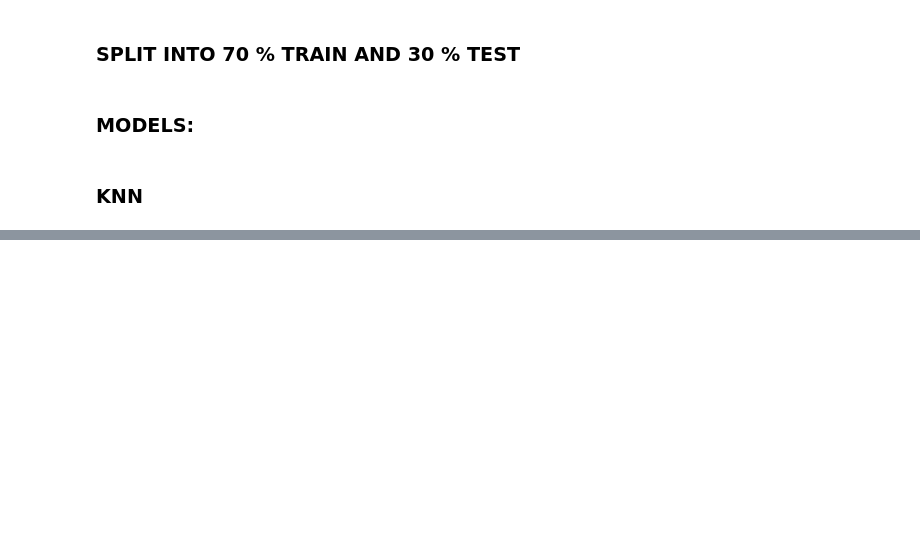
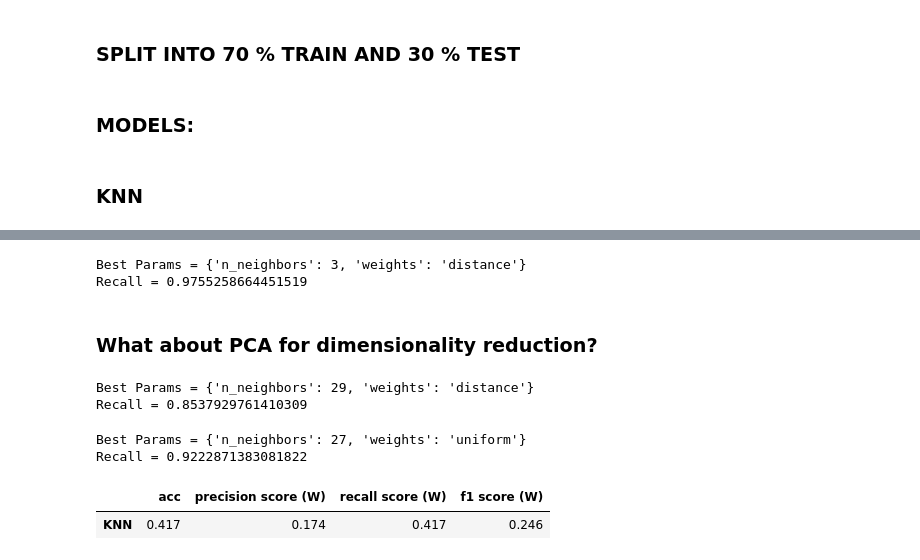
Before and after one commit to jordimunozflorensa/MineriaDatos, a Jupyter notebook: part 2/practica2.ipynb, the cells around one changed output, grey strips where cells are left out. Cells and saved outputs as stored; diff of their text form; code cells hidden in the pictures; blank space fills up the shorter version.

```diff
--- a/part 2/practica2.ipynb
+++ b/part 2/practica2.ipynb
@@ -399,0 +498,24 @@ X_train, X_test, y_train, y_test = train_test_split(X_resampled, y_resampled, ra
+# %%
+cv = StratifiedKFold(n_splits = 10)
+
+params = {
+    "n_neighbors": list(range(1,30,2)),
+    "weights": ("distance", "uniform")
+}
+knc = nb.KNeighborsClassifier()
+clfKNN = GridSearchCV(
+    knc,
+    param_grid = params,
+    cv = cv,
+    n_jobs = -1,
+    scoring='recall'
+)
+clfKNN.fit(X_train_scaled, y_train)
+
+
+print(f"Best Params = {clfKNN.best_params_}\nRecall = {clfKNN.best_score_}")
+# %% [output]
+Best Params = {'n_neighbors': 3, 'weights': 'distance'}
+Recall = 0.9755258664451519
+# %% [markdown]
+### What about PCA for dimensionality reduction?
@@ -400,3 +526,51 @@ X_train, X_test, y_train, y_test = train_test_split(X_resampled, y_resampled, ra
+# %%
+params = {
+    "n_neighbors": list(range(1,30,2)),
+    "weights": ("distance", "uniform")
+}
+knc = nb.KNeighborsClassifier()
+clf = GridSearchCV(
+    knc,
+    param_grid = params,
+    cv = cv,
+    n_jobs = -1,
+    scoring='recall'
+)
+clf.fit(X_pca, y_train)
+
+print(f"Best Params = {clf.best_params_}\nRecall = {clf.best_score_}")
+# %% [output]
+Best Params = {'n_neighbors': 29, 'weights': 'distance'}
+Recall = 0.8537929761410309
+# %%
+# Not very good because does not consider labels in the reduction. Let's try LDA that is similar to PCA
+# but takes into account labels
+lda = LinearDiscriminantAnalysis(n_components = 1)
+X_lda = lda.fit(X_train_scaled, y_train).transform(X_train_scaled)
+
+params = {
+    "n_neighbors": list(range(1,30,2)),
+    "weights": ("distance", "uniform")
+}
+knc = nb.KNeighborsClassifier()
+clf = GridSearchCV(
+    knc,
+    param_grid = params,
+    cv = cv,
+    n_jobs = -1,
+    scoring='recall'
+)
+clf.fit(X_lda, y_train)
+
+print(f"Best Params = {clf.best_params_}\nRecall = {clf.best_score_}")
+# %% [output]
+Best Params = {'n_neighbors': 27, 'weights': 'uniform'}
+Recall = 0.9222871383081822
+# %%
+save_results("KNN", clfKNN, X_test, y_test, results)
+# %% [output]
+|  | acc | precision score (W) | recall score (W) | f1 score (W) |
+| KNN | 0.417 | 0.174 | 0.417 | 0.246 |
 # %%
 ####### EXEMPLE DE COM GUARDAR ELS RESULTATS, POSEM NOM DEL MODEL, el objecte amb el que fem predict, X_test i y_test, i results
 
```
Also changed, not shown: parts of 11 cells of this notebook.
